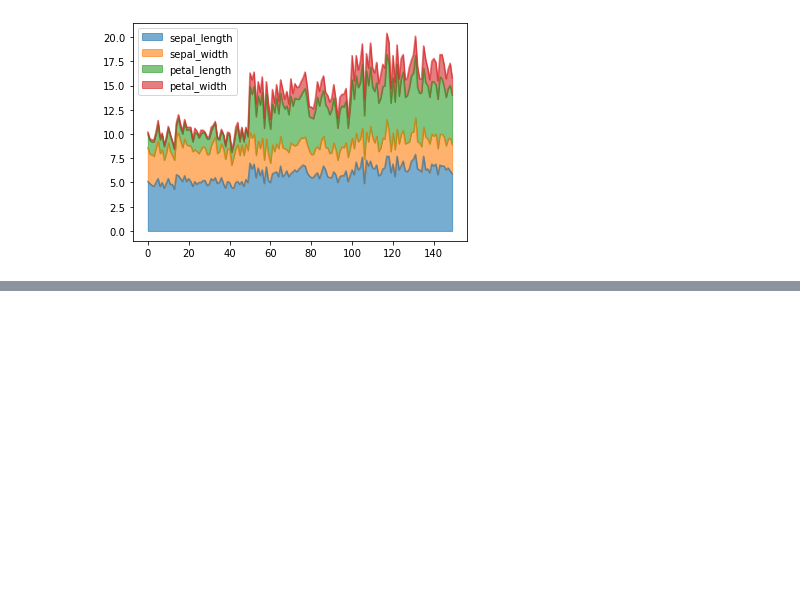
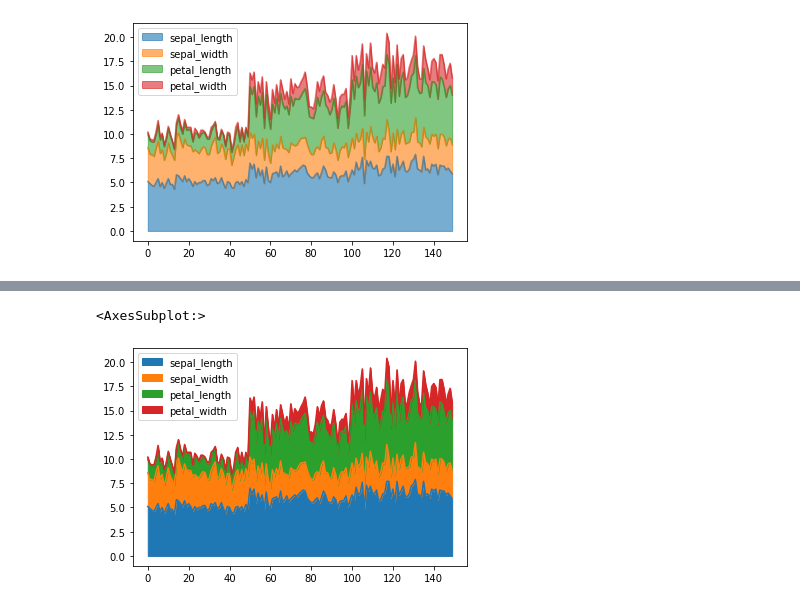
Before and after one commit to Shivanshu04/Datavisualisation, a Jupyter notebook: Graph/graph.ipynb, the cells around one changed output, grey strips where cells are left out. Drawn from its saved outputs; the diff is of its cells as text; code cells hidden in the pictures; blank space fills up the shorter version.

```diff
--- a/Graph/graph.ipynb
+++ b/Graph/graph.ipynb
@@ -76,0 +97,6 @@ what is the range in which petal_width
+# %%
+# in area plot whatever o/p we have in line plot it just fills it with different colours.
+df.plot(kind="area")
+# %% [output]
+<AxesSubplot:>
+[figure, added]
```
Also changed, not shown: parts of 14 cells of this notebook.
